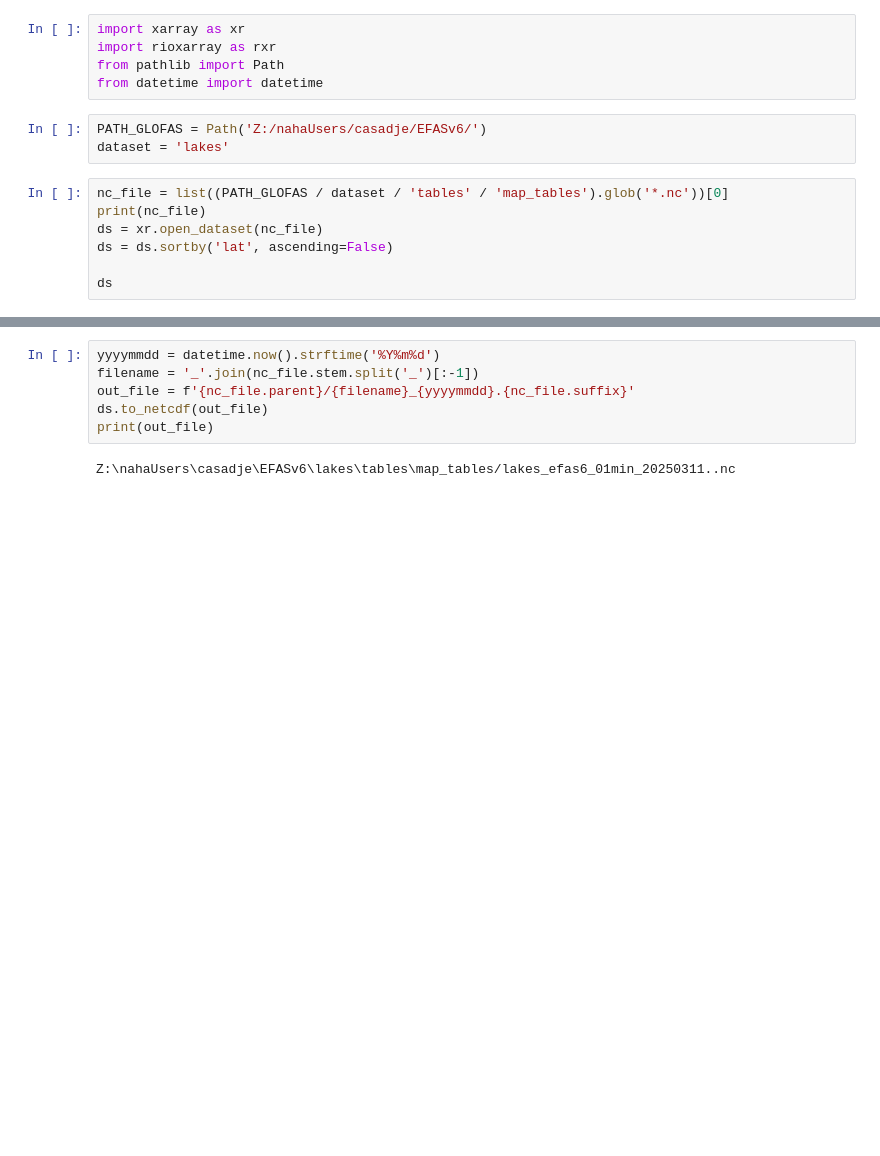
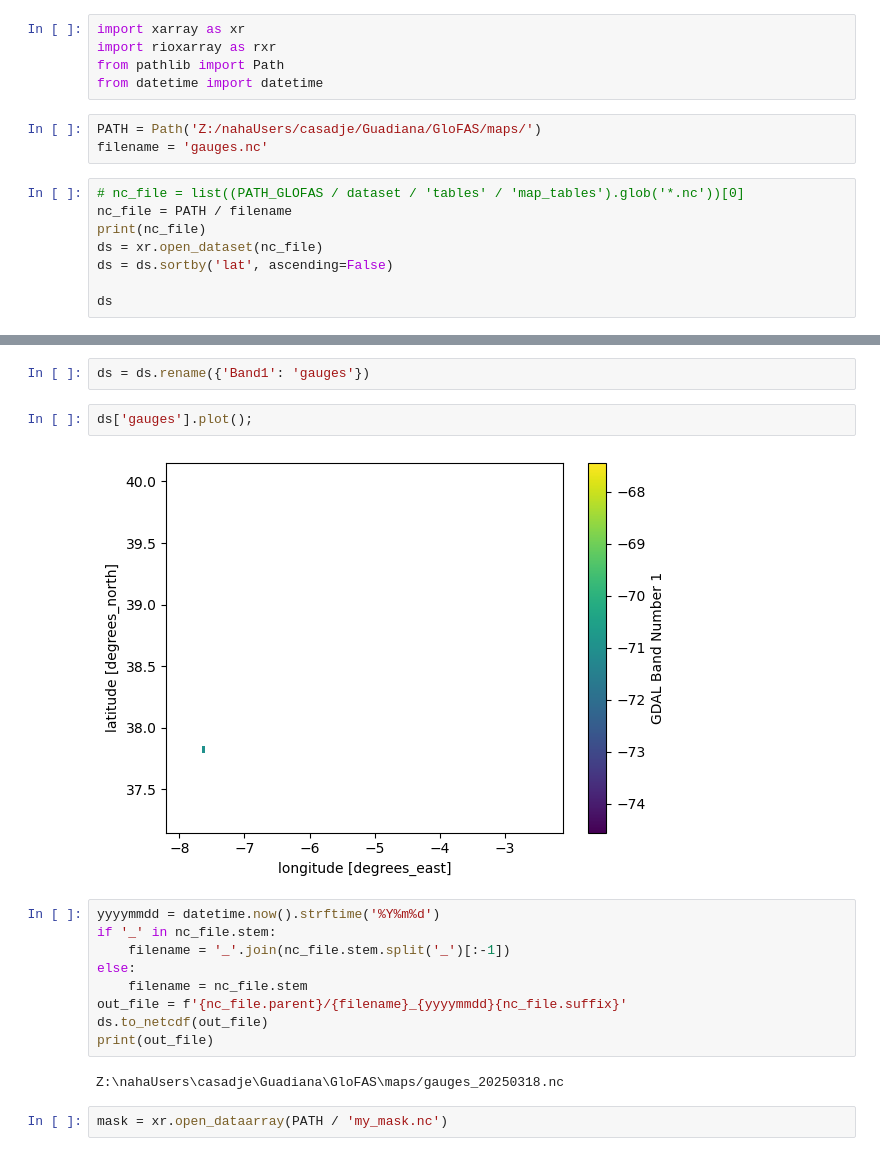
Before and after one commit to casadoj/lisflood-reservoirs, a Jupyter notebook: notebook/GloFAS5/sort_latitude_maps.ipynb, the cells around one changed output, grey strips where cells are left out. Drawn from its saved outputs; the diff is of its cells as text; blank space fills up the shorter version.

Commit message:
tables/maps EFAS6 and GloFAS5

```diff
--- a/notebook/GloFAS5/sort_latitude_maps.ipynb
+++ b/notebook/GloFAS5/sort_latitude_maps.ipynb
@@ -4,10 +4,11 @@ import rioxarray as rxr
 from pathlib import Path
 from datetime import datetime
 # %%
-PATH_GLOFAS = Path('Z:/nahaUsers/casadje/EFASv6/')
-dataset = 'lakes'
+PATH = Path('Z:/nahaUsers/casadje/Guadiana/GloFAS/maps/')
+filename = 'gauges.nc'
 # %%
-nc_file = list((PATH_GLOFAS / dataset / 'tables' / 'map_tables').glob('*.nc'))[0]
+# nc_file = list((PATH_GLOFAS / dataset / 'tables' / 'map_tables').glob('*.nc'))[0]
+nc_file = PATH / filename
 print(nc_file)
 ds = xr.open_dataset(nc_file)
 ds = ds.sortby('lat', ascending=False)
@@ -25,8 +39,19 @@ Data variables:
+# %%
+ds = ds.rename({'Band1': 'gauges'})
+# %%
+ds['gauges'].plot();
+# %% [output]
+[figure, added]
 # %%
 yyyymmdd = datetime.now().strftime('%Y%m%d')
-filename = '_'.join(nc_file.stem.split('_')[:-1])
-out_file = f'{nc_file.parent}/{filename}_{yyyymmdd}.{nc_file.suffix}'
+if '_' in nc_file.stem:
+    filename = '_'.join(nc_file.stem.split('_')[:-1])
+else:
+    filename = nc_file.stem
+out_file = f'{nc_file.parent}/{filename}_{yyyymmdd}{nc_file.suffix}'
 ds.to_netcdf(out_file)
 print(out_file)
 # %% [output]
-Z:\nahaUsers\casadje\EFASv6\lakes\tables\map_tables/lakes_efas6_01min_20250311..nc
+Z:\nahaUsers\casadje\Guadiana\GloFAS\maps/gauges_20250318.nc
+# %%
+mask = xr.open_dataarray(PATH / 'my_mask.nc')
```
Also changed, not shown: parts of 6 cells of this notebook, 2 other files.
